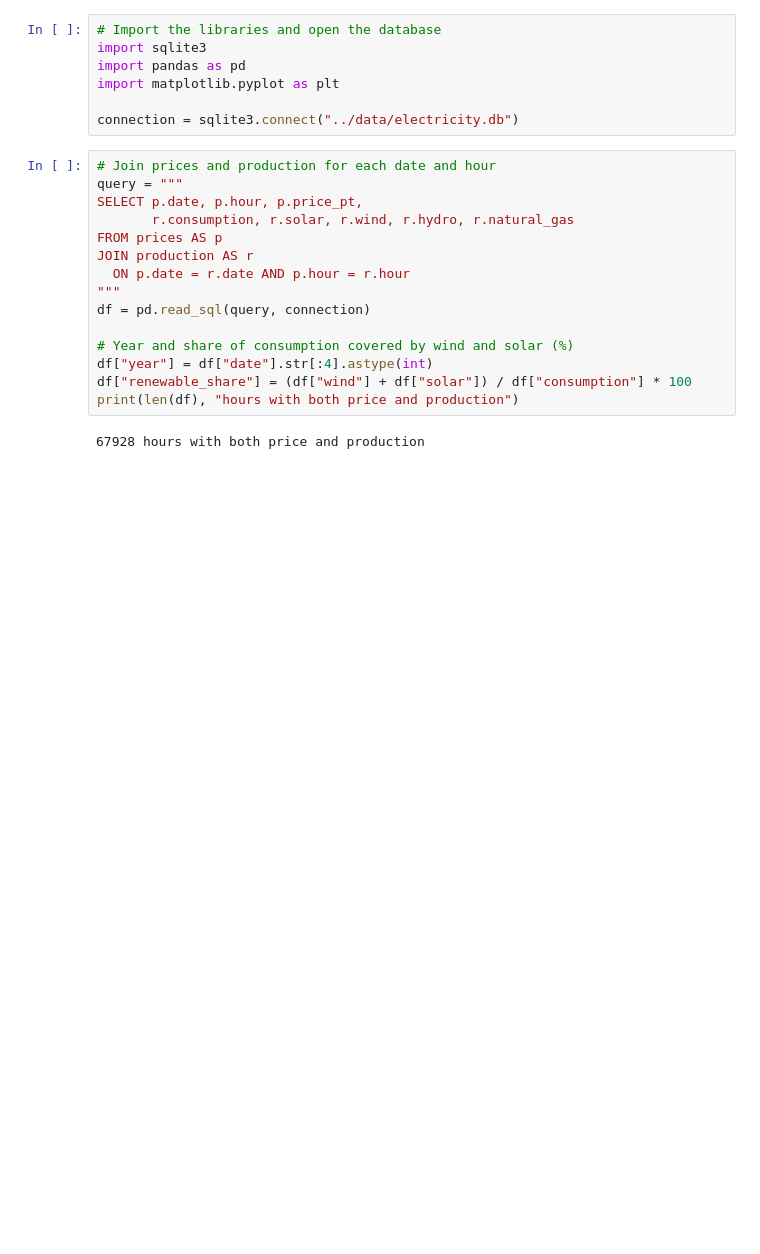
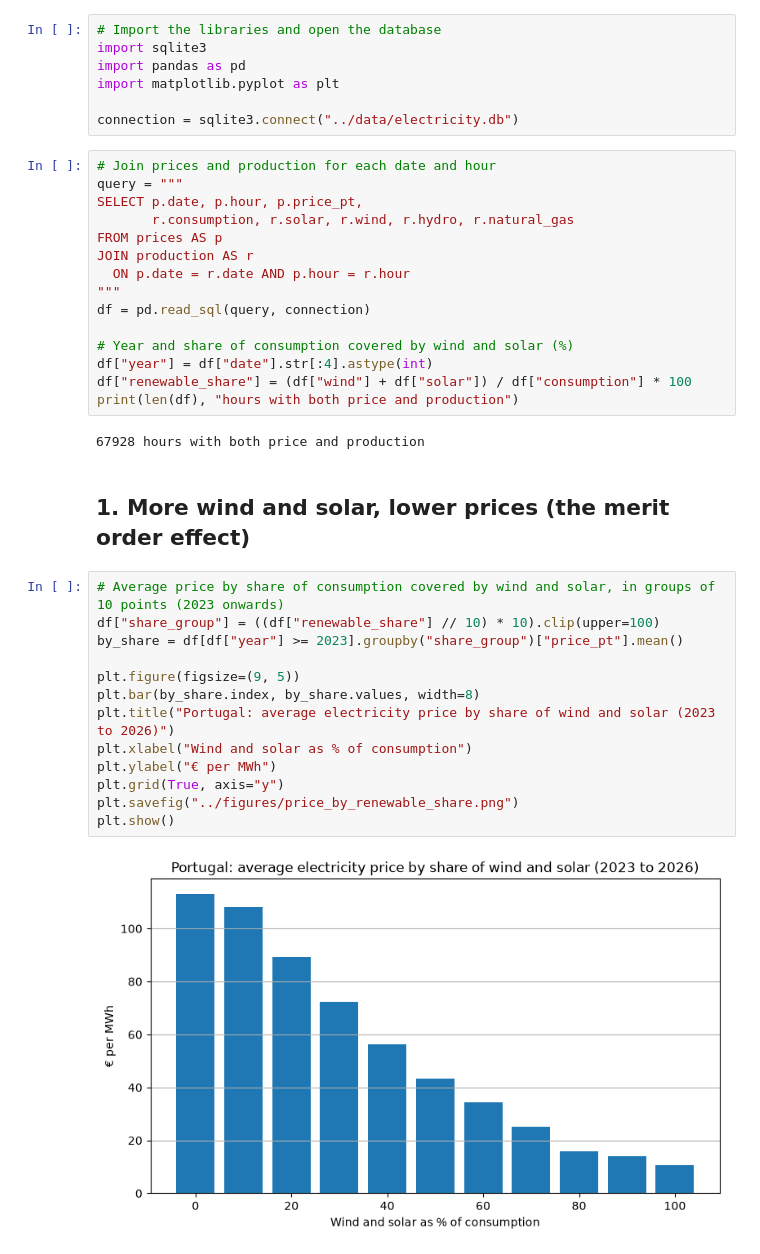
Before and after one commit to josepaulonunes/european-electricity-tracker, a Jupyter notebook: notebooks/04_analysis.ipynb, the cells around one changed output. Saved outputs shown, nothing was run; the diff lists cells and outputs as text; blank space fills up the shorter version.

Commit message:
Add merit order and duck curve charts

```diff
--- a/notebooks/04_analysis.ipynb
+++ b/notebooks/04_analysis.ipynb
@@ -24,3 +24,20 @@ df["renewable_share"] = (df["wind"] + df["solar"]) / df["consumption"] * 100
 print(len(df), "hours with both price and production")
 # %% [output]
 67928 hours with both price and production
+# %% [markdown]
+## 1. More wind and solar, lower prices (the merit order effect)
+# %%
+# Average price by share of consumption covered by wind and solar, in groups of 10 points (2023 onwards)
+df["share_group"] = ((df["renewable_share"] // 10) * 10).clip(upper=100)
+by_share = df[df["year"] >= 2023].groupby("share_group")["price_pt"].mean()
+
+plt.figure(figsize=(9, 5))
+plt.bar(by_share.index, by_share.values, width=8)
+plt.title("Portugal: average electricity price by share of wind and solar (2023 to 2026)")
+plt.xlabel("Wind and solar as % of consumption")
+plt.ylabel("€ per MWh")
+plt.grid(True, axis="y")
+plt.savefig("../figures/price_by_renewable_share.png")
+plt.show()
+# %% [output]
+[figure, added]
```
Also changed, not shown: parts of 2 cells of this notebook, 2 other files.
